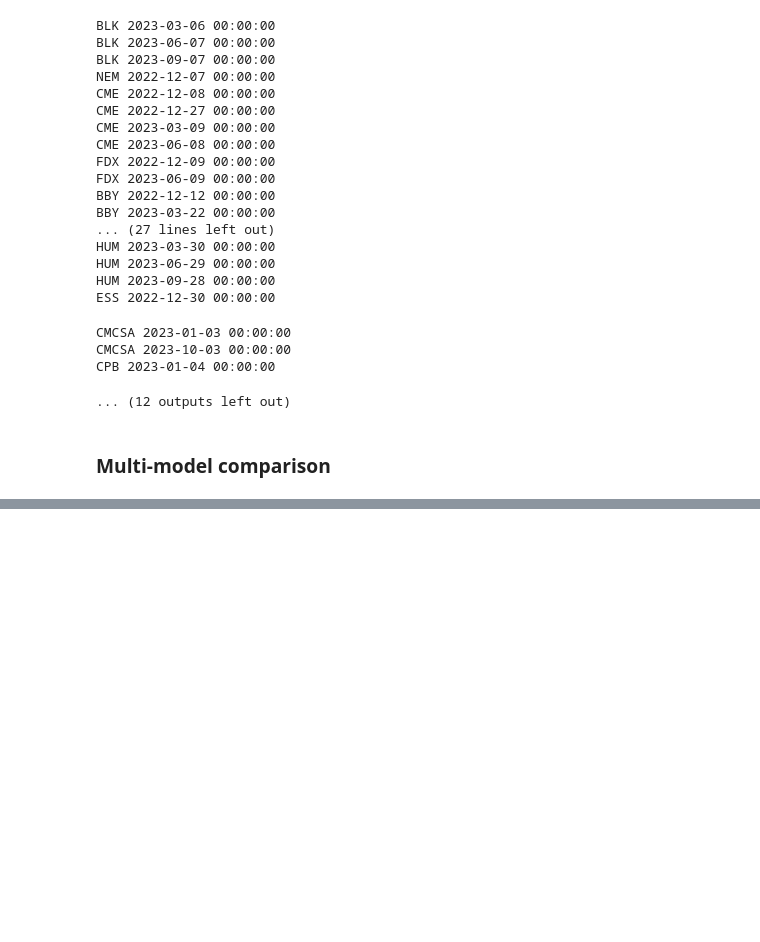
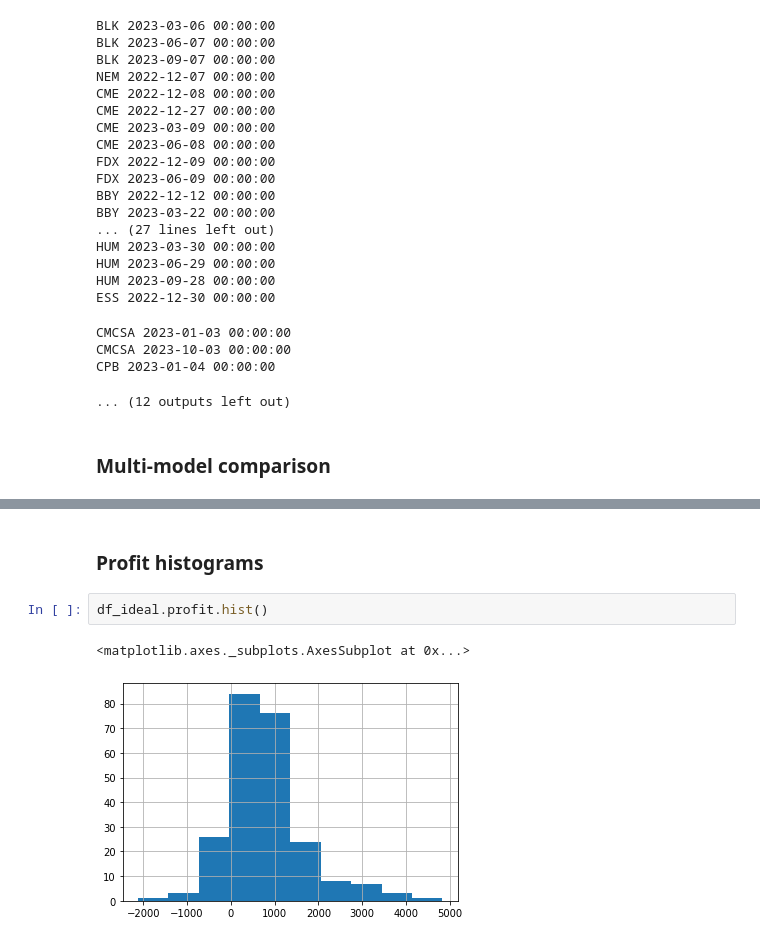
Before and after one commit to dhruvst/cs236pro, a Jupyter notebook: Dividend EDA.ipynb, the cells around one changed output, grey strips where cells are left out. Drawn from its saved outputs; the diff is of its cells as text; blank space fills up the shorter version.

```diff
--- a/Dividend EDA.ipynb
+++ b/Dividend EDA.ipynb
@@ -555,0 +852,7 @@ See the caveats in the documentation: https://pandas.pydata.org/pandas-docs/stab
+# %% [markdown]
+### Profit histograms
+# %%
+df_ideal.profit.hist()
+# %% [output]
+<matplotlib.axes._subplots.AxesSubplot at 0x...>
+[figure, added]
```
Also changed, not shown: parts of 17 cells of this notebook, 43 other files.
